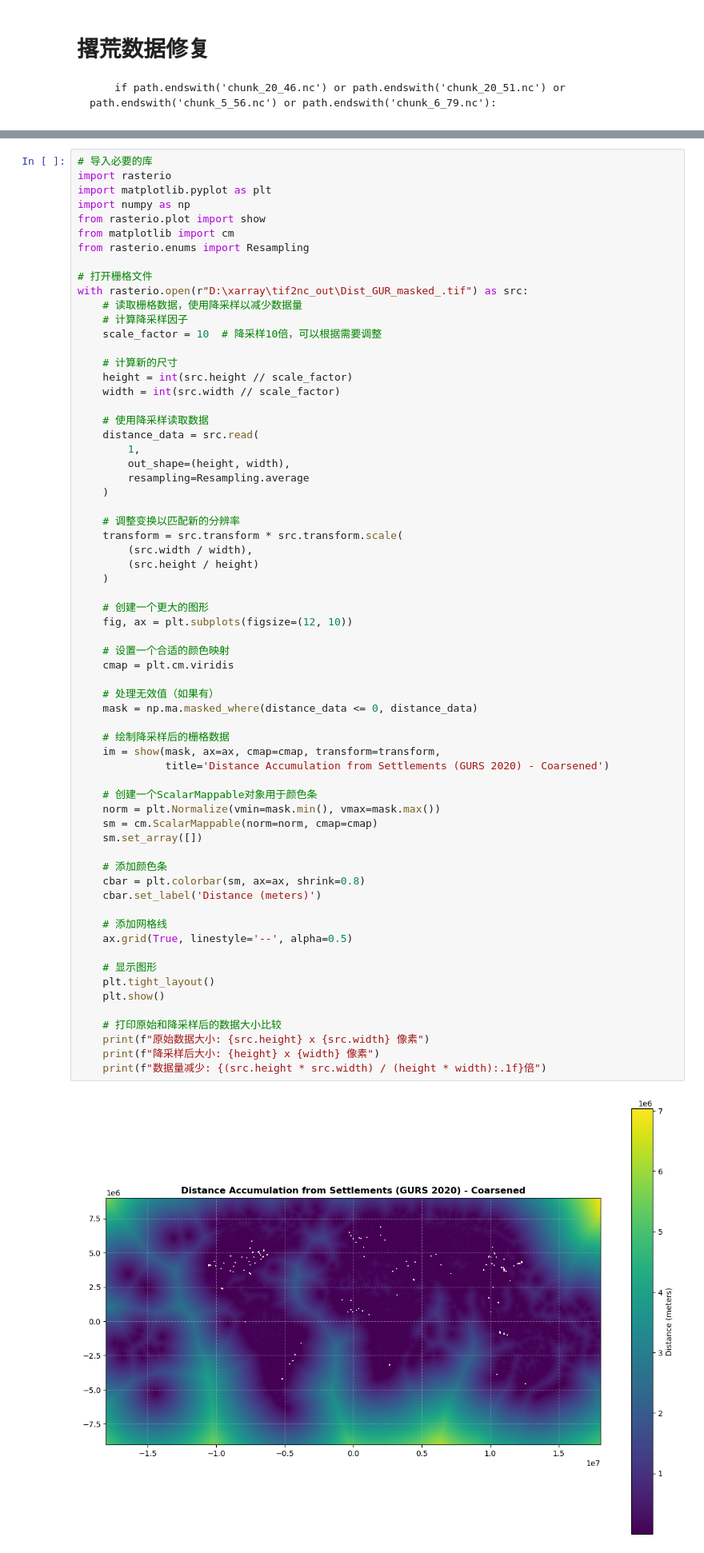
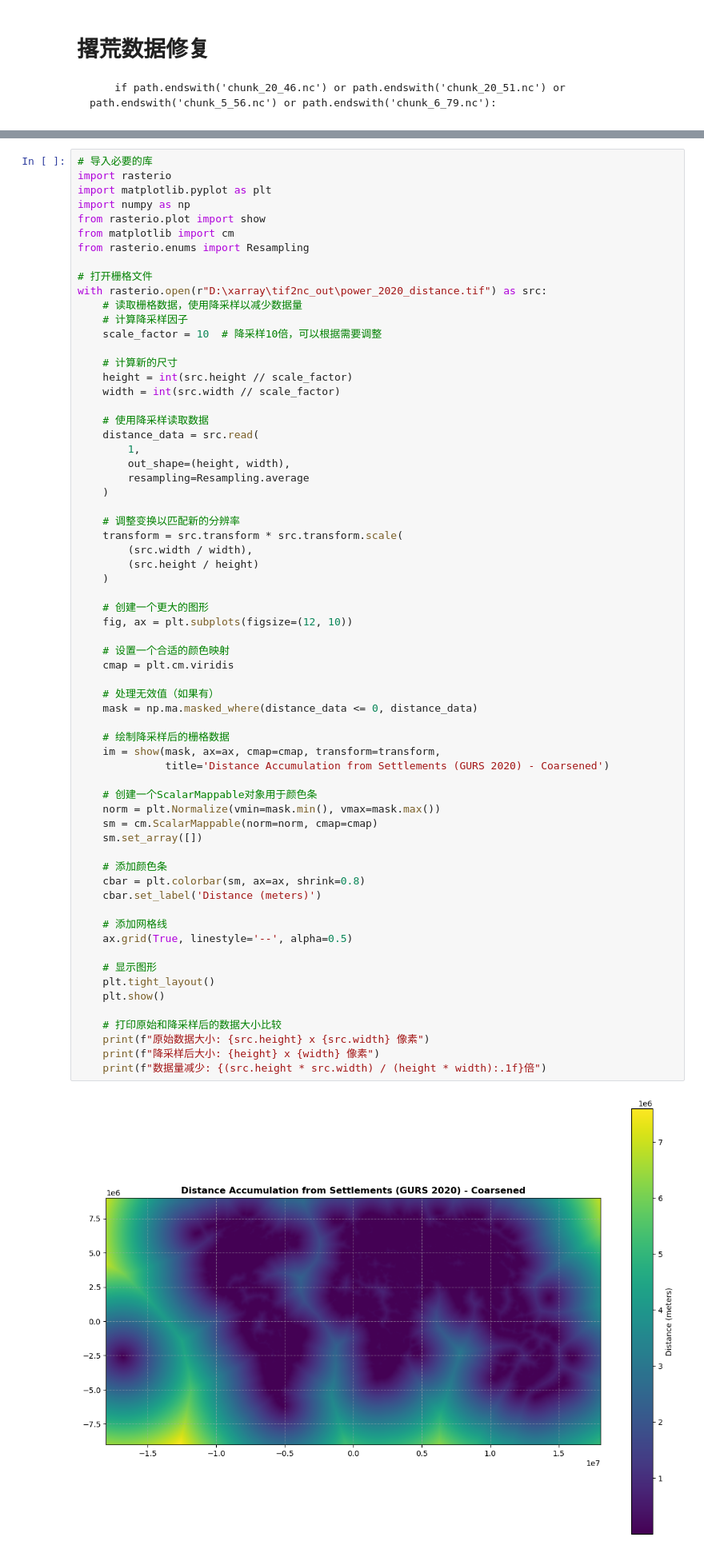
Before and after one commit to px39n/Landuse_Zhong, a Jupyter notebook: pre_process.ipynb, the cells around one changed output, grey strips where cells are left out. Shown at 80% size. Saved outputs shown, nothing was run; the diff lists cells and outputs as text.

```diff
--- a/pre_process.ipynb
+++ b/pre_process.ipynb
@@ -1087,7 +1179,7 @@ from matplotlib import cm
 from rasterio.enums import Resampling
 
 # 打开栅格文件
-with rasterio.open(r"D:\xarray\tif2nc_out\Dist_GUR_masked_.tif") as src:
+with rasterio.open(r"D:\xarray\tif2nc_out\power_2020_distance.tif") as src:
     # 读取栅格数据，使用降采样以减少数据量
     # 计算降采样因子
     scale_factor = 10  # 降采样10倍，可以根据需要调整
@@ -1116,34 +1208,34 @@ with rasterio.open(r"D:\xarray\tif2nc_out\Dist_GUR_masked_.tif") as src:
     cmap = plt.cm.viridis
 
     # 处理无效值（如果有）
     mask = np.ma.masked_where(distance_data <= 0, distance_data)
 
     # 绘制降采样后的栅格数据
     im = show(mask, ax=ax, cmap=cmap, transform=transform,
               title='Distance Accumulation from Settlements (GURS 2020) - Coarsened')
 
     # 创建一个ScalarMappable对象用于颜色条
     norm = plt.Normalize(vmin=mask.min(), vmax=mask.max())
     sm = cm.ScalarMappable(norm=norm, cmap=cmap)
     sm.set_array([])
 
     # 添加颜色条
     cbar = plt.colorbar(sm, ax=ax, shrink=0.8)
     cbar.set_label('Distance (meters)')
 
     # 添加网格线
     ax.grid(True, linestyle='--', alpha=0.5)
 
     # 显示图形
     plt.tight_layout()
     plt.show()
 
     # 打印原始和降采样后的数据大小比较
     print(f"原始数据大小: {src.height} x {src.width} 像素")
     print(f"降采样后大小: {height} x {width} 像素")
     print(f"数据量减少: {(src.height * src.width) / (height * width):.1f}倍")
 # %% [output]
-[figure, old version]
+[figure, new version]
 原始数据大小: 18001 x 36081 像素
 降采样后大小: 1800 x 3608 像素
 数据量减少: 100.0倍
```
Also changed, not shown: parts of 10 cells of this notebook, 6 other files.
